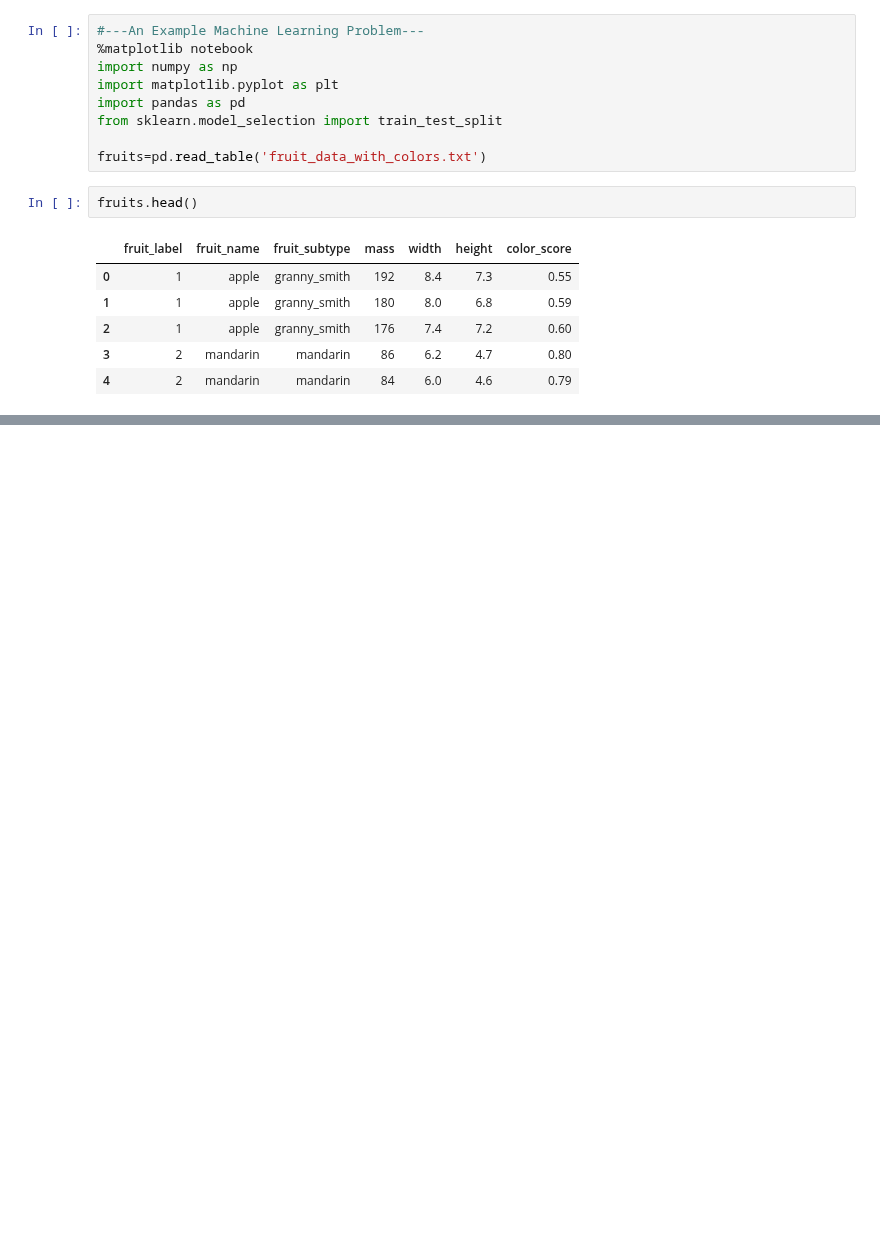
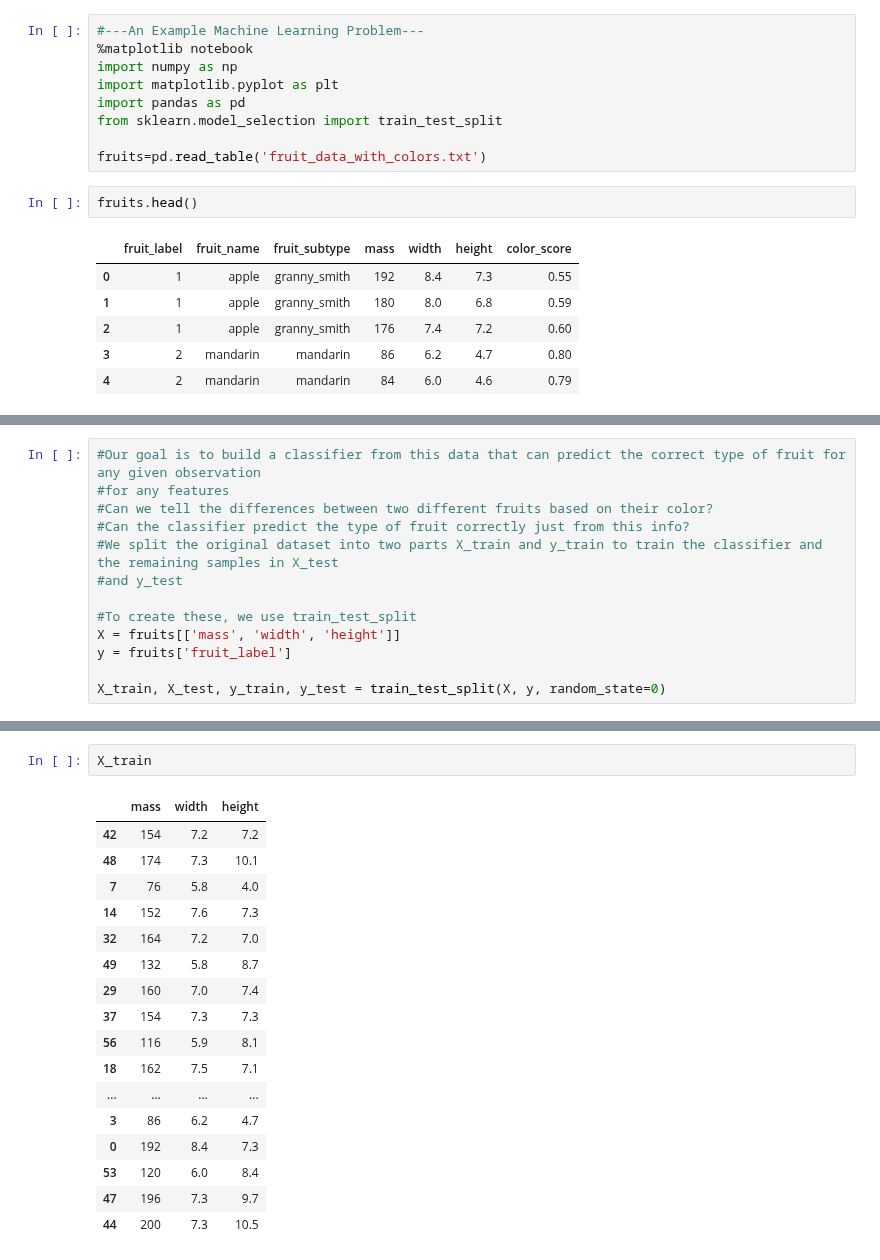
Before and after one commit to JosePabloGFnl/Applied-Data-Science-with-Python, a Jupyter notebook: Applied Machine Learning in Python/FundamentalsOfMachineLearning-IntroToSciKitLearn.ipynb, the cells around one changed output, grey strips where cells are left out. Cells and saved outputs as stored; diff of their text form; blank space fills up the shorter version.

```diff
--- a/Applied Machine Learning in Python/FundamentalsOfMachineLearning-IntroToSciKitLearn.ipynb
+++ b/Applied Machine Learning in Python/FundamentalsOfMachineLearning-IntroToSciKitLearn.ipynb
@@ -20,0 +42,13 @@ fruits.head()
+# %%
+#Our goal is to build a classifier from this data that can predict the correct type of fruit for any given observation
+#for any features
+#Can we tell the differences between two different fruits based on their color?
+#Can the classifier predict the type of fruit correctly just from this info?
+#We split the original dataset into two parts X_train and y_train to train the classifier and the remaining samples in X_test
+#and y_test
+
+#To create these, we use train_test_split
+X = fruits[['mass', 'width', 'height']]
+y = fruits['fruit_label']
+
+X_train, X_test, y_train, y_test = train_test_split(X, y, random_state=0)
@@ -20,0 +76,20 @@ fruits.head()
+# %%
+X_train
+# %% [output]
+|  | mass | width | height |
+| 42 | 154 | 7.2 | 7.2 |
+| 48 | 174 | 7.3 | 10.1 |
+| 7 | 76 | 5.8 | 4.0 |
+| 14 | 152 | 7.6 | 7.3 |
+| 32 | 164 | 7.2 | 7.0 |
+| 49 | 132 | 5.8 | 8.7 |
+| 29 | 160 | 7.0 | 7.4 |
+| 37 | 154 | 7.3 | 7.3 |
+| 56 | 116 | 5.9 | 8.1 |
+| 18 | 162 | 7.5 | 7.1 |
+| ... | ... | ... | ... |
+| 3 | 86 | 6.2 | 4.7 |
+| 0 | 192 | 8.4 | 7.3 |
+| 53 | 120 | 6.0 | 8.4 |
+| 47 | 196 | 7.3 | 9.7 |
+| 44 | 200 | 7.3 | 10.5 |
```
Also changed, not shown: parts of 14 cells of this notebook.
